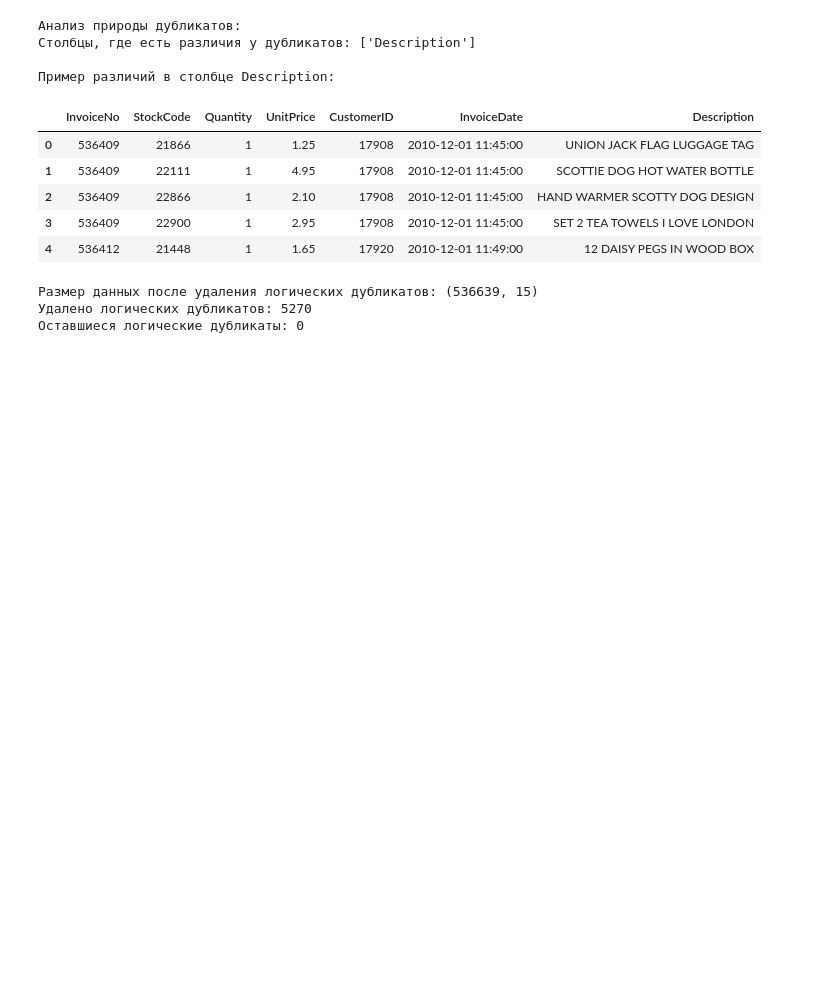
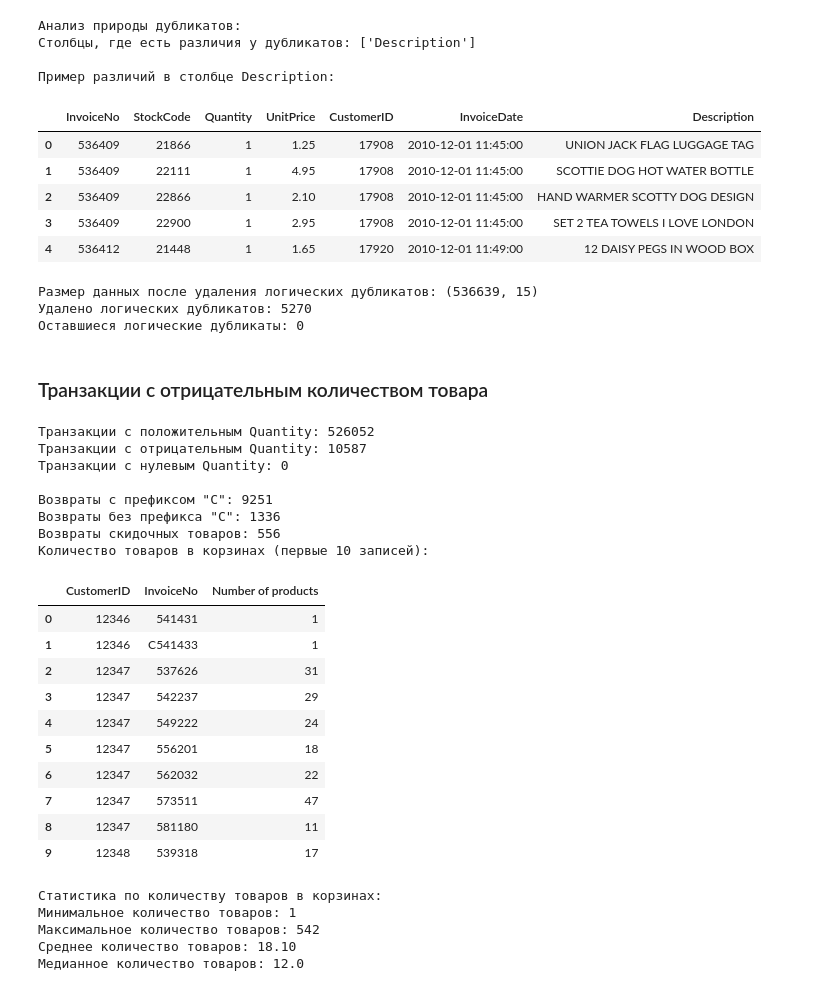
Before and after one commit to UlyanaGru/transactions, a Jupyter notebook: transactions.ipynb, the cells around one changed output. Drawn from its saved outputs; the diff is of its cells as text; code cells hidden in the pictures; blank space fills up the shorter version.

Commit message:
transactions with a negative quantity of goods

```diff
--- a/transactions.ipynb
+++ b/transactions.ipynb
@@ -394,3 +394,59 @@ print(f'Оставшиеся логические дубликаты: {remaining
 Размер данных после удаления логических дубликатов: (536639, 15)
 Удалено логических дубликатов: 5270
 Оставшиеся логические дубликаты: 0
+# %% [markdown]
+### Транзакции с отрицательным количеством товара
+# %%
+data = data_cleaned.copy()
+# %%
+#Анализ возвратов
+negative_quantity = data[data['Quantity'] < 0]
+positive_quantity = data[data['Quantity'] > 0]
+zero_quantity = data[data['Quantity'] == 0]
+print(f'Транзакции с положительным Quantity: {len(positive_quantity)}')
+print(f'Транзакции с отрицательным Quantity: {len(negative_quantity)}')
+print(f'Транзакции с нулевым Quantity: {len(zero_quantity)}')
+#Анализ возвратов по типам (с префиксом 'C' и без)
+negative_with_c = negative_quantity[negative_quantity['InvoiceNo'].str.startswith('C')]
+negative_without_c = negative_quantity[~negative_quantity['InvoiceNo'].str.startswith('C')]
+print(f'\nВозвраты с префиксом "C": {len(negative_with_c)}')
+print(f'Возвраты без префикса "C": {len(negative_without_c)}')
+#Анализ скидочных товаров в возвратах
+discount_returns = negative_quantity[negative_quantity['Is_Discount']]
+print(f'Возвраты скидочных товаров: {len(discount_returns)}')
+#Подсчет количества товаров в каждой корзине
+temp = data.groupby(by=['CustomerID', 'InvoiceNo'], as_index=False)['InvoiceDate'].count()
+nb_products_per_basket = temp.rename(columns={'InvoiceDate': 'Number of products'})
+print('Количество товаров в корзинах (первые 10 записей):')
+display(nb_products_per_basket.head(10))
+#Статистика по размеру корзин
+print('\nСтатистика по количеству товаров в корзинах:')
+print(f'Минимальное количество товаров: {nb_products_per_basket["Number of products"].min()}')
+print(f'Максимальное количество товаров: {nb_products_per_basket["Number of products"].max()}')
+print(f'Среднее количество товаров: {nb_products_per_basket["Number of products"].mean():.2f}')
+print(f'Медианное количество товаров: {nb_products_per_basket["Number of products"].median()}')
+# %% [output]
+Транзакции с положительным Quantity: 526052
+Транзакции с отрицательным Quantity: 10587
+Транзакции с нулевым Quantity: 0
+
+Возвраты с префиксом "C": 9251
+Возвраты без префикса "C": 1336
+Возвраты скидочных товаров: 556
+Количество товаров в корзинах (первые 10 записей):
+|  | CustomerID | InvoiceNo | Number of products |
+| 0 | 12346 | 541431 | 1 |
+| 1 | 12346 | C541433 | 1 |
+| 2 | 12347 | 537626 | 31 |
+| 3 | 12347 | 542237 | 29 |
+| 4 | 12347 | 549222 | 24 |
+| 5 | 12347 | 556201 | 18 |
+| 6 | 12347 | 562032 | 22 |
+| 7 | 12347 | 573511 | 47 |
+| 8 | 12347 | 581180 | 11 |
+| 9 | 12348 | 539318 | 17 |
+Статистика по количеству товаров в корзинах:
+Минимальное количество товаров: 1
+Максимальное количество товаров: 542
+Среднее количество товаров: 18.10
+Медианное количество товаров: 12.0
```
Also changed, not shown: parts of 2 cells of this notebook.
